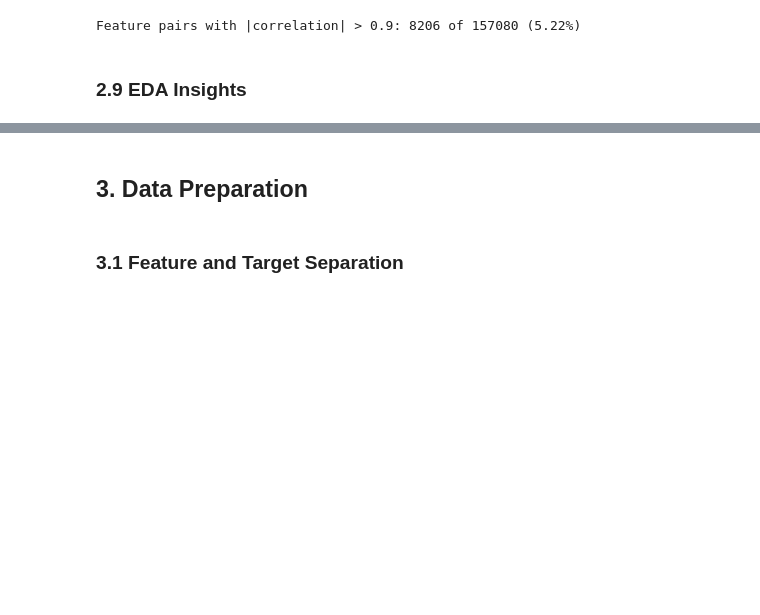
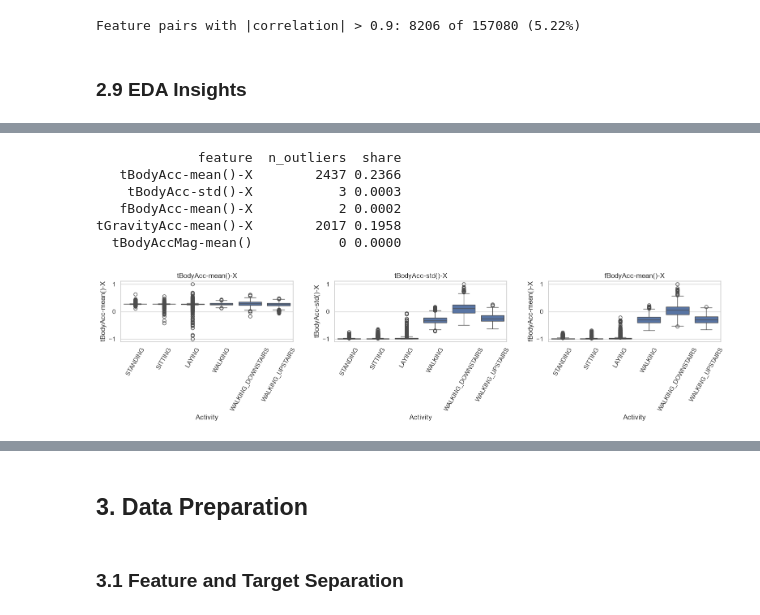
Before and after one commit to Adithya1217/machine_learning_project, a Jupyter notebook: HAR_Classification_Project.ipynb, the cells around one changed output, grey strips where cells are left out. Saved outputs shown, nothing was run; the diff lists cells and outputs as text; code cells hidden in the pictures; blank space fills up the shorter version.

```diff
--- a/HAR_Classification_Project.ipynb
+++ b/HAR_Classification_Project.ipynb
@@ -254,0 +388,20 @@ Feature pairs with |correlation| > 0.9: 8206 of 157080 (5.22%)
+# %%
+# --- outlier check with the 1.5 x IQR rule ---
+out = []
+for f in rep + ["tGravityAcc-mean()-X", "tBodyAccMag-mean()"]:
+    s = all_df[f]; q1, q3 = s.quantile([.25, .75]); lo, hi = q1 - 1.5 * (q3 - q1), q3 + 1.5 * (q3 - q1)
+    out.append([f, int(((s < lo) | (s > hi)).sum()), ((s < lo) | (s > hi)).mean()])
+print(pd.DataFrame(out, columns=["feature", "n_outliers", "share"]).round(4).to_string(index=False))
+
+fig, axes = plt.subplots(1, 3, figsize=(16, 4))
+for ax, f in zip(axes, rep):
+    sns.boxplot(data=all_df, x=TARGET, y=f, ax=ax); ax.tick_params(axis="x", rotation=60); ax.set_title(f)
+plt.tight_layout(); plt.show()
+# %% [output]
+             feature  n_outliers  share
+   tBodyAcc-mean()-X        2437 0.2366
+    tBodyAcc-std()-X           3 0.0003
+   fBodyAcc-mean()-X           2 0.0002
+tGravityAcc-mean()-X        2017 0.1958
+  tBodyAccMag-mean()           0 0.0000
+[figure, added]
```
Also changed, not shown: parts of 34 cells of this notebook.
